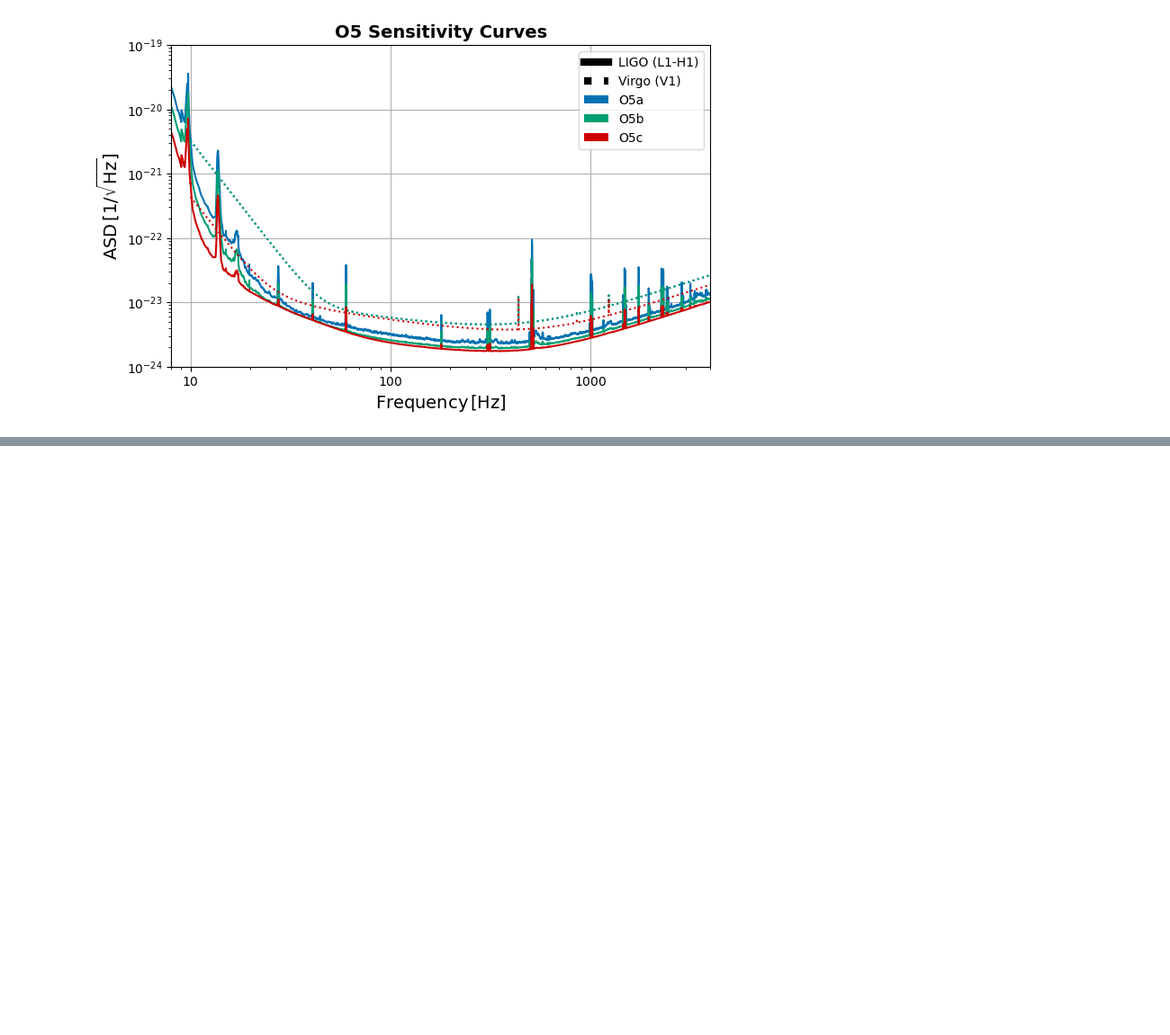
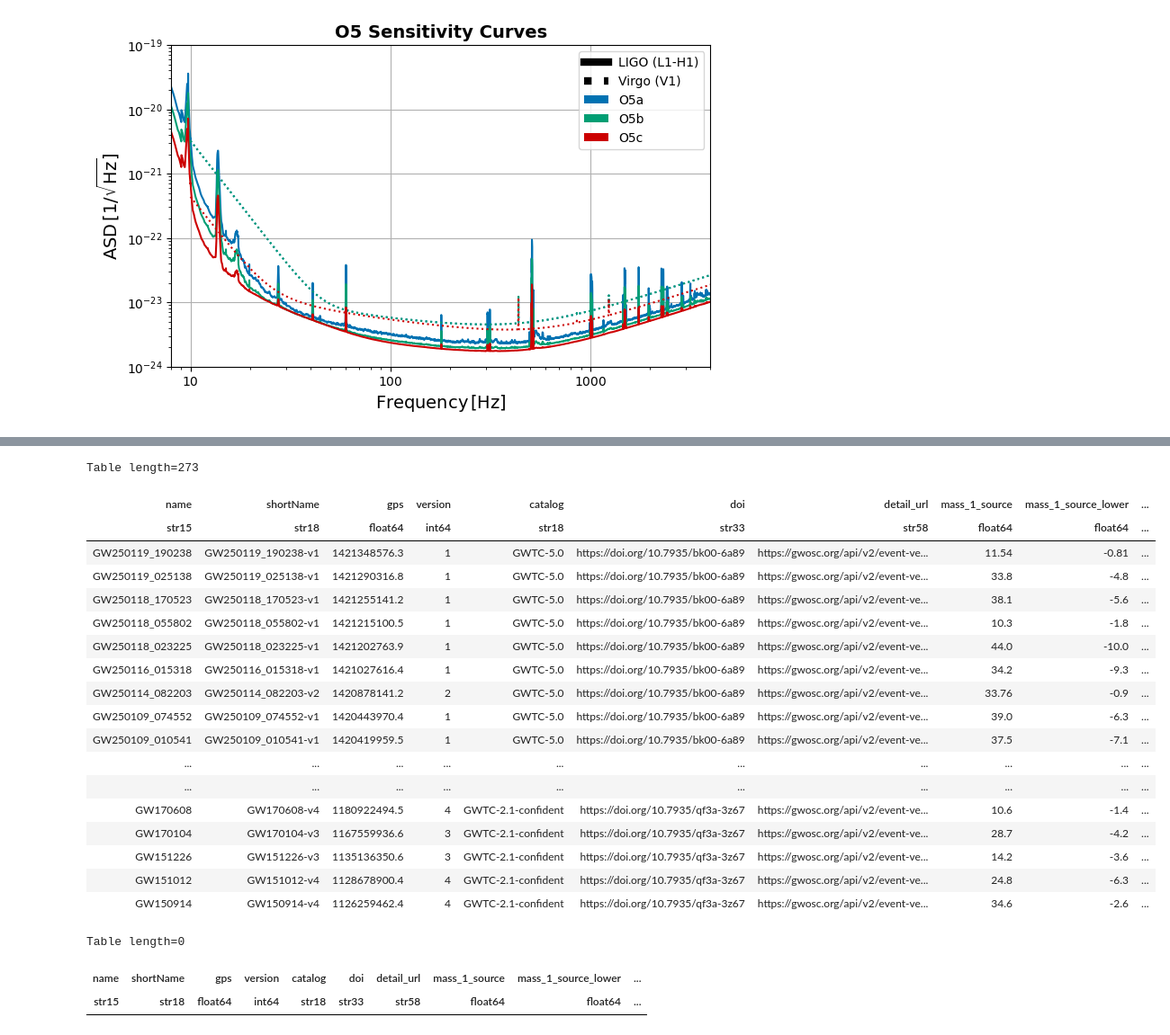
Before and after one commit to weizmannk/cbc-population-distributions, a Jupyter notebook: scripts/quick_start.ipynb, the cells around one changed output, grey strips where cells are left out. Shown at 90% size. Drawn from its saved outputs; the diff is of its cells as text; code cells hidden in the pictures; blank space fills up the shorter version.

```diff
--- a/scripts/quick_start.ipynb
+++ b/scripts/quick_start.ipynb
@@ -1513,0 +1635,28 @@ calculator.plot_sensitivity_curves(
+# %%
+table[table["classification"] == "BBH"]
+# %% [output]
+Table length=273
+| name | shortName | gps | version | catalog | doi | detail_url | mass_1_source | mass_1_source_lower | ... |
+| str15 | str18 | float64 | int64 | str18 | str33 | str58 | float64 | float64 | ... |
+| GW250119_190238 | GW250119_190238-v1 | 1421348576.3 | 1 | GWTC-5.0 | https://doi.org/10.7935/bk00-6a89 | https://gwosc.org/api/v2/event-ve... | 11.54 | -0.81 | ... |
+| GW250119_025138 | GW250119_025138-v1 | 1421290316.8 | 1 | GWTC-5.0 | https://doi.org/10.7935/bk00-6a89 | https://gwosc.org/api/v2/event-ve... | 33.8 | -4.8 | ... |
+| GW250118_170523 | GW250118_170523-v1 | 1421255141.2 | 1 | GWTC-5.0 | https://doi.org/10.7935/bk00-6a89 | https://gwosc.org/api/v2/event-ve... | 38.1 | -5.6 | ... |
+| GW250118_055802 | GW250118_055802-v1 | 1421215100.5 | 1 | GWTC-5.0 | https://doi.org/10.7935/bk00-6a89 | https://gwosc.org/api/v2/event-ve... | 10.3 | -1.8 | ... |
+| GW250118_023225 | GW250118_023225-v1 | 1421202763.9 | 1 | GWTC-5.0 | https://doi.org/10.7935/bk00-6a89 | https://gwosc.org/api/v2/event-ve... | 44.0 | -10.0 | ... |
+| GW250116_015318 | GW250116_015318-v1 | 1421027616.4 | 1 | GWTC-5.0 | https://doi.org/10.7935/bk00-6a89 | https://gwosc.org/api/v2/event-ve... | 34.2 | -9.3 | ... |
+| GW250114_082203 | GW250114_082203-v2 | 1420878141.2 | 2 | GWTC-5.0 | https://doi.org/10.7935/bk00-6a89 | https://gwosc.org/api/v2/event-ve... | 33.76 | -0.9 | ... |
+| GW250109_074552 | GW250109_074552-v1 | 1420443970.4 | 1 | GWTC-5.0 | https://doi.org/10.7935/bk00-6a89 | https://gwosc.org/api/v2/event-ve... | 39.0 | -6.3 | ... |
+| GW250109_010541 | GW250109_010541-v1 | 1420419959.5 | 1 | GWTC-5.0 | https://doi.org/10.7935/bk00-6a89 | https://gwosc.org/api/v2/event-ve... | 37.5 | -7.1 | ... |
+| ... | ... | ... | ... | ... | ... | ... | ... | ... | ... |
+| ... | ... | ... | ... | ... | ... | ... | ... | ... | ... |
+| GW170608 | GW170608-v4 | 1180922494.5 | 4 | GWTC-2.1-confident | https://doi.org/10.7935/qf3a-3z67 | https://gwosc.org/api/v2/event-ve... | 10.6 | -1.4 | ... |
+| GW170104 | GW170104-v3 | 1167559936.6 | 3 | GWTC-2.1-confident | https://doi.org/10.7935/qf3a-3z67 | https://gwosc.org/api/v2/event-ve... | 28.7 | -4.2 | ... |
+| GW151226 | GW151226-v3 | 1135136350.6 | 3 | GWTC-2.1-confident | https://doi.org/10.7935/qf3a-3z67 | https://gwosc.org/api/v2/event-ve... | 14.2 | -3.6 | ... |
+| GW151012 | GW151012-v4 | 1128678900.4 | 4 | GWTC-2.1-confident | https://doi.org/10.7935/qf3a-3z67 | https://gwosc.org/api/v2/event-ve... | 24.8 | -6.3 | ... |
+| GW150914 | GW150914-v4 | 1126259462.4 | 4 | GWTC-2.1-confident | https://doi.org/10.7935/qf3a-3z67 | https://gwosc.org/api/v2/event-ve... | 34.6 | -2.6 | ... |
+# %%
+table[table["name"] == "GW200105_162426"]
+# %% [output]
+Table length=0
+| name | shortName | gps | version | catalog | doi | detail_url | mass_1_source | mass_1_source_lower | ... |
+| str15 | str18 | float64 | int64 | str18 | str33 | str58 | float64 | float64 | ... |
```
Also changed, not shown: parts of 10 cells of this notebook, 10 other files.
